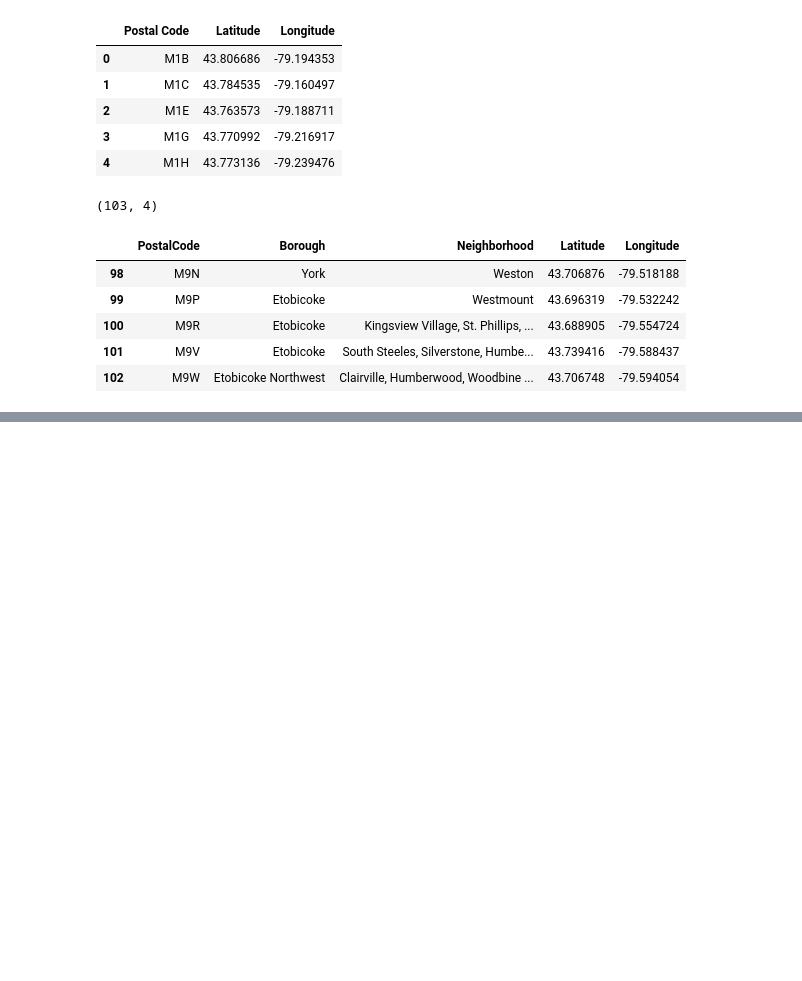
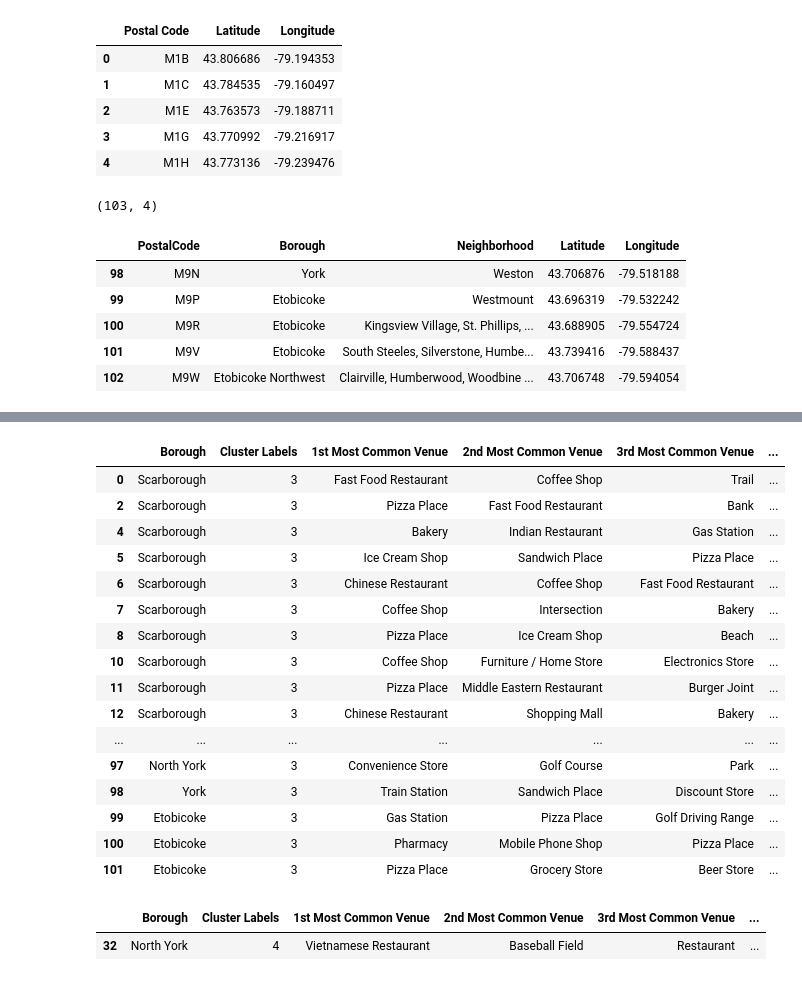
Before and after one commit to wanga-dev/Coursera_Capstone, a Jupyter notebook: Segmenting & Clustering Toronto Neighborhoods.ipynb, the cells around one changed output, grey strips where cells are left out. Saved outputs shown, nothing was run; the diff lists cells and outputs as text; code cells hidden in the pictures; blank space fills up the shorter version.

```diff
--- a/Segmenting & Clustering Toronto Neighborhoods.ipynb
+++ b/Segmenting & Clustering Toronto Neighborhoods.ipynb
@@ -206,0 +785,27 @@ df_merged.tail()
+# %%
+#cluster 3
+toronto_merged.loc[toronto_merged['Cluster Labels'] == 3, toronto_merged.columns[[1] + list(range(5, toronto_merged.shape[1]))]]
+# %% [output]
+|  | Borough | Cluster Labels | 1st Most Common Venue | 2nd Most Common Venue | 3rd Most Common Venue | ... |
+| 0 | Scarborough | 3 | Fast Food Restaurant | Coffee Shop | Trail | ... |
+| 2 | Scarborough | 3 | Pizza Place | Fast Food Restaurant | Bank | ... |
+| 4 | Scarborough | 3 | Bakery | Indian Restaurant | Gas Station | ... |
+| 5 | Scarborough | 3 | Ice Cream Shop | Sandwich Place | Pizza Place | ... |
+| 6 | Scarborough | 3 | Chinese Restaurant | Coffee Shop | Fast Food Restaurant | ... |
+| 7 | Scarborough | 3 | Coffee Shop | Intersection | Bakery | ... |
+| 8 | Scarborough | 3 | Pizza Place | Ice Cream Shop | Beach | ... |
+| 10 | Scarborough | 3 | Coffee Shop | Furniture / Home Store | Electronics Store | ... |
+| 11 | Scarborough | 3 | Pizza Place | Middle Eastern Restaurant | Burger Joint | ... |
+| 12 | Scarborough | 3 | Chinese Restaurant | Shopping Mall | Bakery | ... |
+| ... | ... | ... | ... | ... | ... | ... |
+| 97 | North York | 3 | Convenience Store | Golf Course | Park | ... |
+| 98 | York | 3 | Train Station | Sandwich Place | Discount Store | ... |
+| 99 | Etobicoke | 3 | Gas Station | Pizza Place | Golf Driving Range | ... |
+| 100 | Etobicoke | 3 | Pharmacy | Mobile Phone Shop | Pizza Place | ... |
+| 101 | Etobicoke | 3 | Pizza Place | Grocery Store | Beer Store | ... |
+# %%
+#cluster 4
+toronto_merged.loc[toronto_merged['Cluster Labels'] == 4, toronto_merged.columns[[1] + list(range(5, toronto_merged.shape[1]))]]
+# %% [output]
+|  | Borough | Cluster Labels | 1st Most Common Venue | 2nd Most Common Venue | 3rd Most Common Venue | ... |
+| 32 | North York | 4 | Vietnamese Restaurant | Baseball Field | Restaurant | ... |
```
Also changed, not shown: parts of 51 cells of this notebook.
